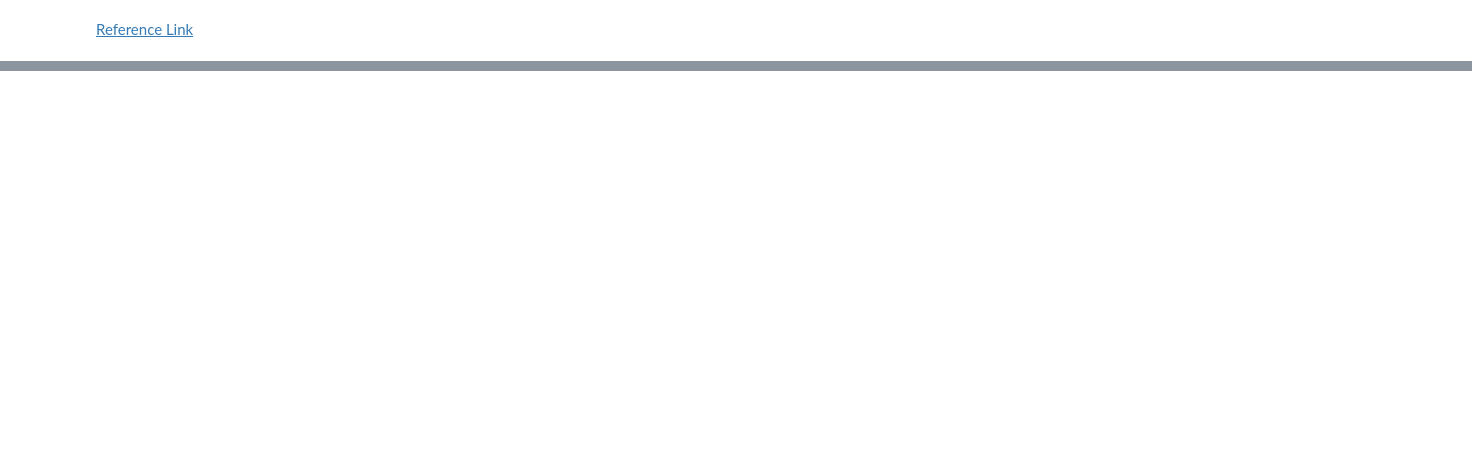
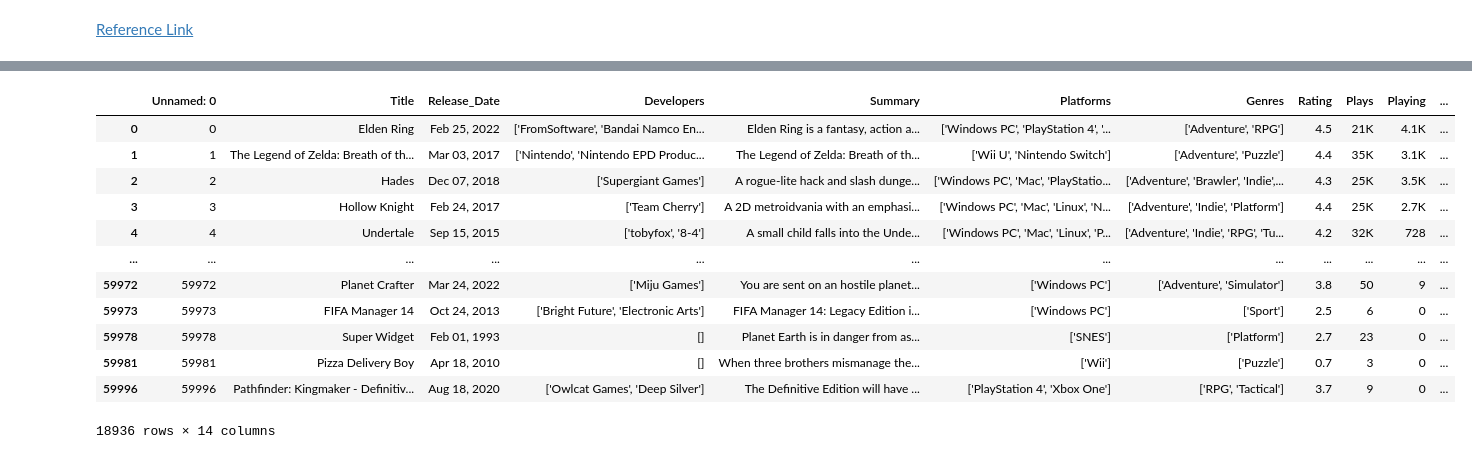
Before and after one commit to KanonKC/01204465-Data-Mining, a Jupyter notebook: Week 4/Homework-2/homework4_2.ipynb, the cells around one changed output, grey strips where cells are left out. Drawn from its saved outputs; the diff is of its cells as text; code cells hidden in the pictures; blank space fills up the shorter version.

```diff
--- a/Week 4/Homework-2/homework4_2.ipynb
+++ b/Week 4/Homework-2/homework4_2.ipynb
@@ -5,6 +6,2 @@ import matplotlib.pyplot as plt
 # %% [markdown]
 [Reference Link](https://www.kaggle.com/datasets/matheusfonsecachaves/popular-video-games)
-# %%
-pd.set_option('display.max_rows', 500)
-pd.set_option('display.max_columns', 500)
-pd.set_option('display.width', 1000)
@@ -26,3 +15,26 @@ print(genres)
+# %%
+df = pd.read_csv('backloggd_games.csv')
+# Remove duplicates
+df.drop_duplicates(subset=["Title"],inplace=True)
+
+df.replace('?', np.nan, inplace=True)
+df.replace('NaN', np.nan, inplace=True)
+df.dropna(inplace=True)
+df
+# %% [output]
+|  | Unnamed: 0 | Title | Release_Date | Developers | Summary | Platforms | Genres | Rating | Plays | Playing | ... |
+| 0 | 0 | Elden Ring | Feb 25, 2022 | ['FromSoftware', 'Bandai Namco En... | Elden Ring is a fantasy, action a... | ['Windows PC', 'PlayStation 4', '... | ['Adventure', 'RPG'] | 4.5 | 21K | 4.1K | ... |
+| 1 | 1 | The Legend of Zelda: Breath of th... | Mar 03, 2017 | ['Nintendo', 'Nintendo EPD Produc... | The Legend of Zelda: Breath of th... | ['Wii U', 'Nintendo Switch'] | ['Adventure', 'Puzzle'] | 4.4 | 35K | 3.1K | ... |
+| 2 | 2 | Hades | Dec 07, 2018 | ['Supergiant Games'] | A rogue-lite hack and slash dunge... | ['Windows PC', 'Mac', 'PlayStatio... | ['Adventure', 'Brawler', 'Indie',... | 4.3 | 25K | 3.5K | ... |
+| 3 | 3 | Hollow Knight | Feb 24, 2017 | ['Team Cherry'] | A 2D metroidvania with an emphasi... | ['Windows PC', 'Mac', 'Linux', 'N... | ['Adventure', 'Indie', 'Platform'] | 4.4 | 25K | 2.7K | ... |
+| 4 | 4 | Undertale | Sep 15, 2015 | ['tobyfox', '8-4'] | A small child falls into the Unde... | ['Windows PC', 'Mac', 'Linux', 'P... | ['Adventure', 'Indie', 'RPG', 'Tu... | 4.2 | 32K | 728 | ... |
+| ... | ... | ... | ... | ... | ... | ... | ... | ... | ... | ... | ... |
+| 59972 | 59972 | Planet Crafter | Mar 24, 2022 | ['Miju Games'] | You are sent on an hostile planet... | ['Windows PC'] | ['Adventure', 'Simulator'] | 3.8 | 50 | 9 | ... |
+| 59973 | 59973 | FIFA Manager 14 | Oct 24, 2013 | ['Bright Future', 'Electronic Arts'] | FIFA Manager 14: Legacy Edition i... | ['Windows PC'] | ['Sport'] | 2.5 | 6 | 0 | ... |
+| 59978 | 59978 | Super Widget | Feb 01, 1993 | [] | Planet Earth is in danger from as... | ['SNES'] | ['Platform'] | 2.7 | 23 | 0 | ... |
+| 59981 | 59981 | Pizza Delivery Boy | Apr 18, 2010 | [] | When three brothers mismanage the... | ['Wii'] | ['Puzzle'] | 0.7 | 3 | 0 | ... |
+| 59996 | 59996 | Pathfinder: Kingmaker - Definitiv... | Aug 18, 2020 | ['Owlcat Games', 'Deep Silver'] | The Definitive Edition will have ... | ['PlayStation 4', 'Xbox One'] | ['RPG', 'Tactical'] | 3.7 | 9 | 0 | ... |
+18936 rows × 14 columns
 # %%
 def kUnitToNumber(text):
     if type(text) != str:
```
Also changed, not shown: parts of 16 cells of this notebook, 7 other files.
